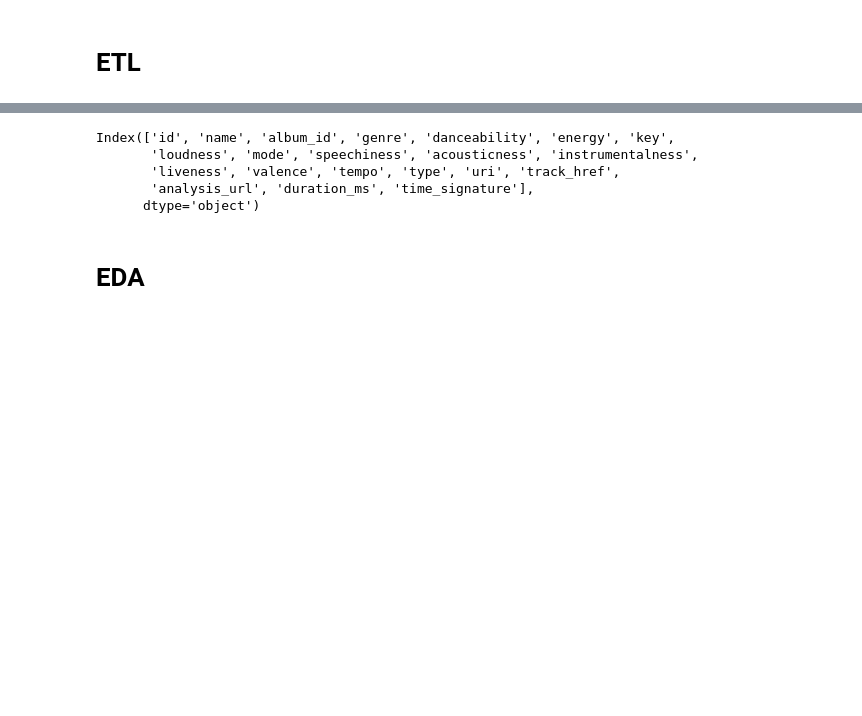
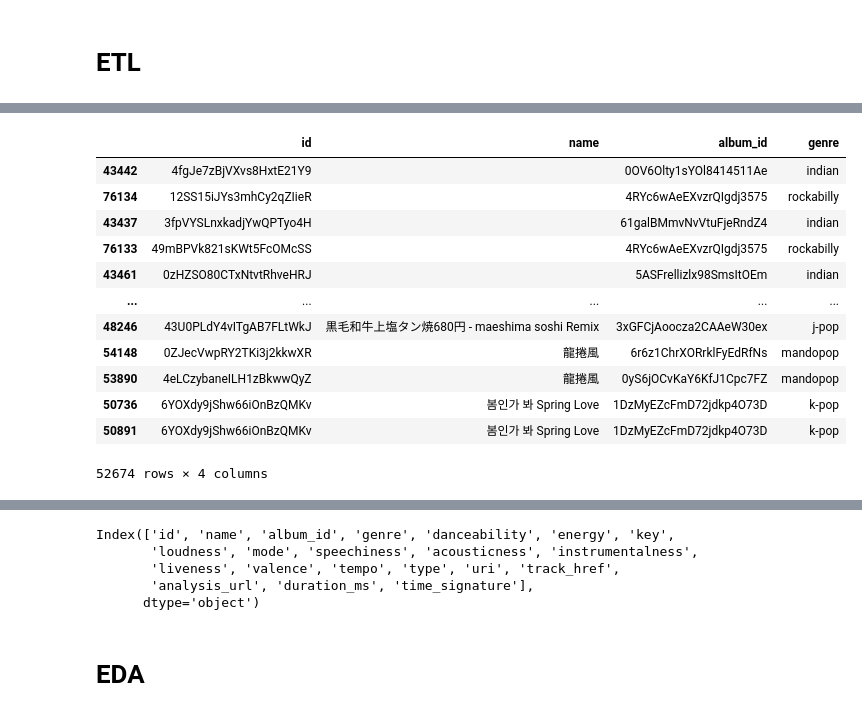
Before and after one commit to JaviCeRodriguez/IAA_tpfinal, a Jupyter notebook: ETL_Spofiy.ipynb, the cells around one changed output, grey strips where cells are left out. Saved outputs shown, nothing was run; the diff lists cells and outputs as text; code cells hidden in the pictures; blank space fills up the shorter version.

```diff
--- a/ETL_Spofiy.ipynb
+++ b/ETL_Spofiy.ipynb
@@ -128,0 +159,17 @@ Shape tracks (without duplicates): (1127, 4)
+# %%
+# Viw duplicates in name column
+df_tracks[df_tracks.duplicated(subset=["name"], keep=False)].sort_values(by=["name"])
+# %% [output]
+|  | id | name | album_id | genre |
+| 43442 | 4fgJe7zBjVXvs8HxtE21Y9 |  | 0OV6Olty1sYOl8414511Ae | indian |
+| 76134 | 12SS15iJYs3mhCy2qZIieR |  | 4RYc6wAeEXvzrQIgdj3575 | rockabilly |
+| 43437 | 3fpVYSLnxkadjYwQPTyo4H |  | 61galBMmvNvVtuFjeRndZ4 | indian |
+| 76133 | 49mBPVk821sKWt5FcOMcSS |  | 4RYc6wAeEXvzrQIgdj3575 | rockabilly |
+| 43461 | 0zHZSO80CTxNtvtRhveHRJ |  | 5ASFrellizlx98SmsItOEm | indian |
+| ... | ... | ... | ... | ... |
+| 48246 | 43U0PLdY4vITgAB7FLtWkJ | 黒毛和牛上塩タン焼680円 - maeshima soshi Remix | 3xGFCjAoocza2CAAeW30ex | j-pop |
+| 54148 | 0ZJecVwpRY2TKi3j2kkwXR | 龍捲風 | 6r6z1ChrXORrklFyEdRfNs | mandopop |
+| 53890 | 4eLCzybaneILH1zBkwwQyZ | 龍捲風 | 0yS6jOCvKaY6KfJ1Cpc7FZ | mandopop |
+| 50736 | 6YOXdy9jShw66iOnBzQMKv | 봄인가 봐 Spring Love | 1DzMyEZcFmD72jdkp4O73D | k-pop |
+| 50891 | 6YOXdy9jShw66iOnBzQMKv | 봄인가 봐 Spring Love | 1DzMyEZcFmD72jdkp4O73D | k-pop |
+52674 rows × 4 columns
```
Also changed, not shown: parts of 18 cells of this notebook, 3 other files.
